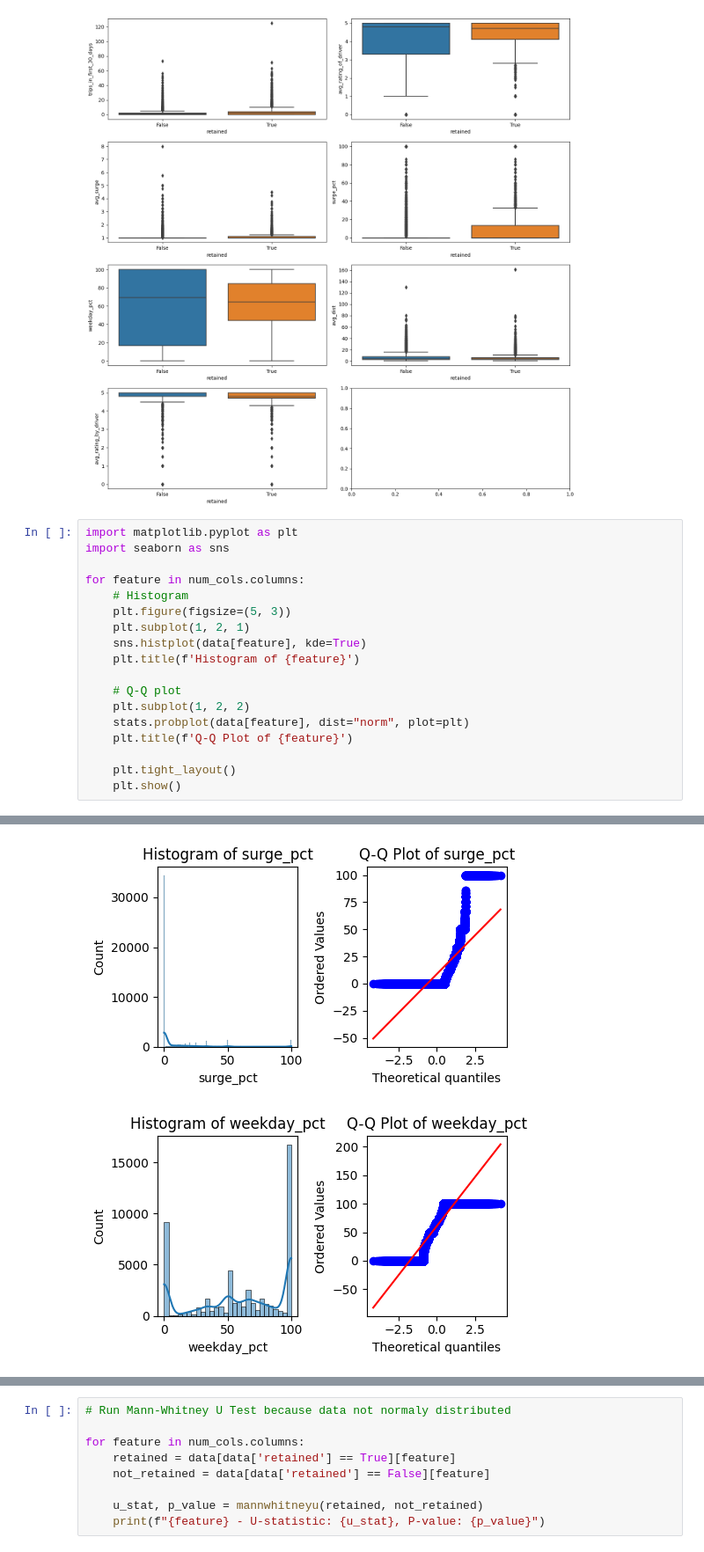
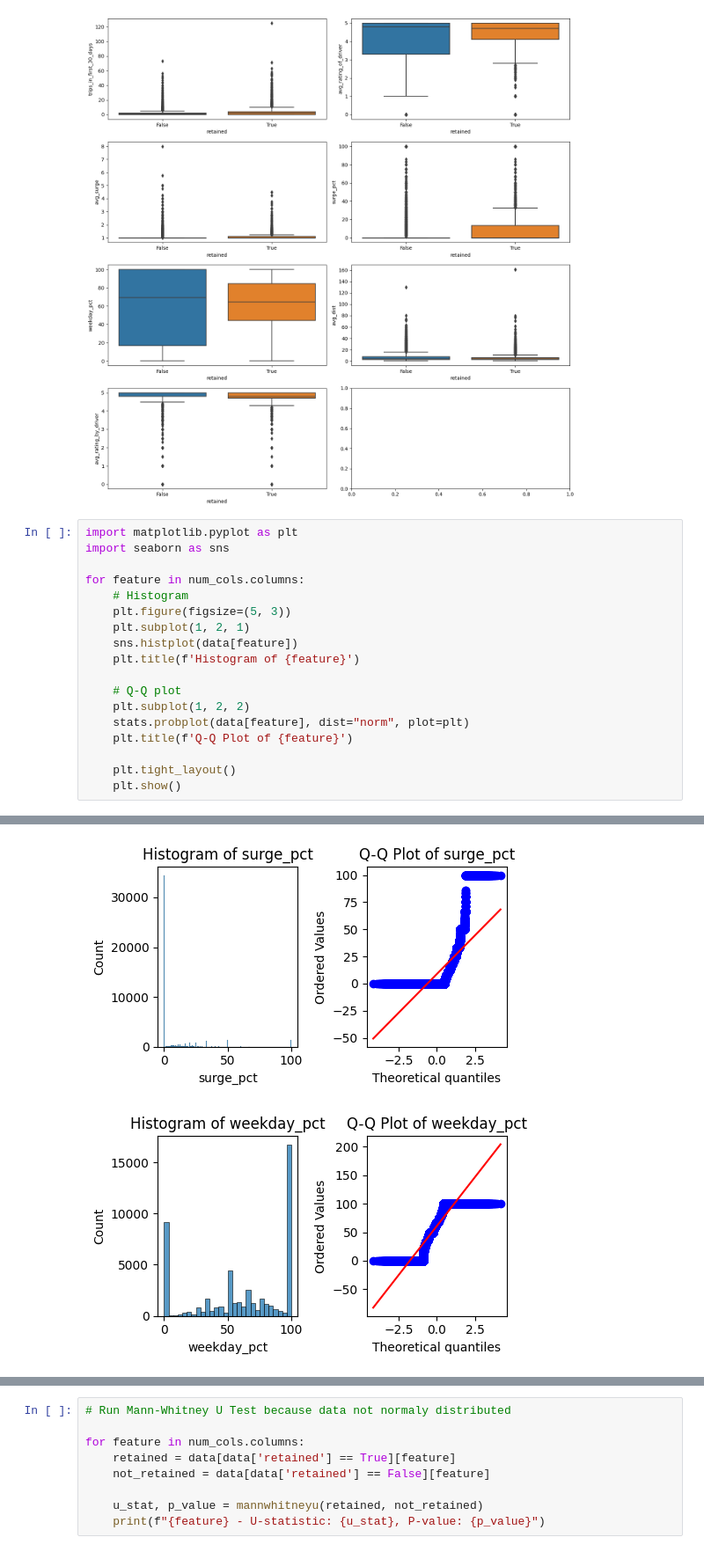
Before and after one commit to yukims19/springboard, a Jupyter notebook: ultimate_challeng/solution.ipynb, the cells around one changed output, grey strips where cells are left out. Shown at 88% size. Saved outputs shown, nothing was run; the diff lists cells and outputs as text.

```diff
--- a/ultimate_challeng/solution.ipynb
+++ b/ultimate_challeng/solution.ipynb
@@ -551,7 +551,7 @@ for feature in num_cols.columns:
     # Histogram
     plt.figure(figsize=(5, 3))
     plt.subplot(1, 2, 1)
-    sns.histplot(data[feature], kde=True)
+    sns.histplot(data[feature])
     plt.title(f'Histogram of {feature}')
 
     # Q-Q plot
@@ -568,2 +568,2 @@ for feature in num_cols.columns:
-[figure, old version]
+[figure, new version]
-[figure, old version]
+[figure, new version]
```
Also changed, not shown: parts of 19 cells of this notebook.
